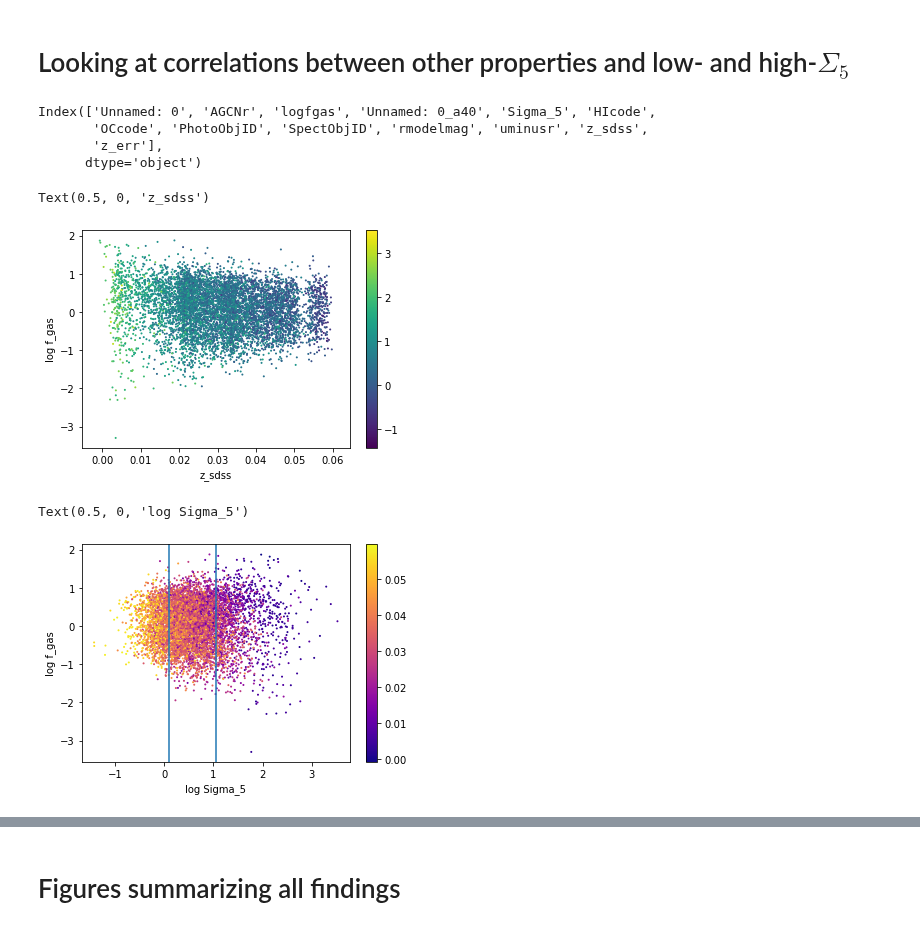
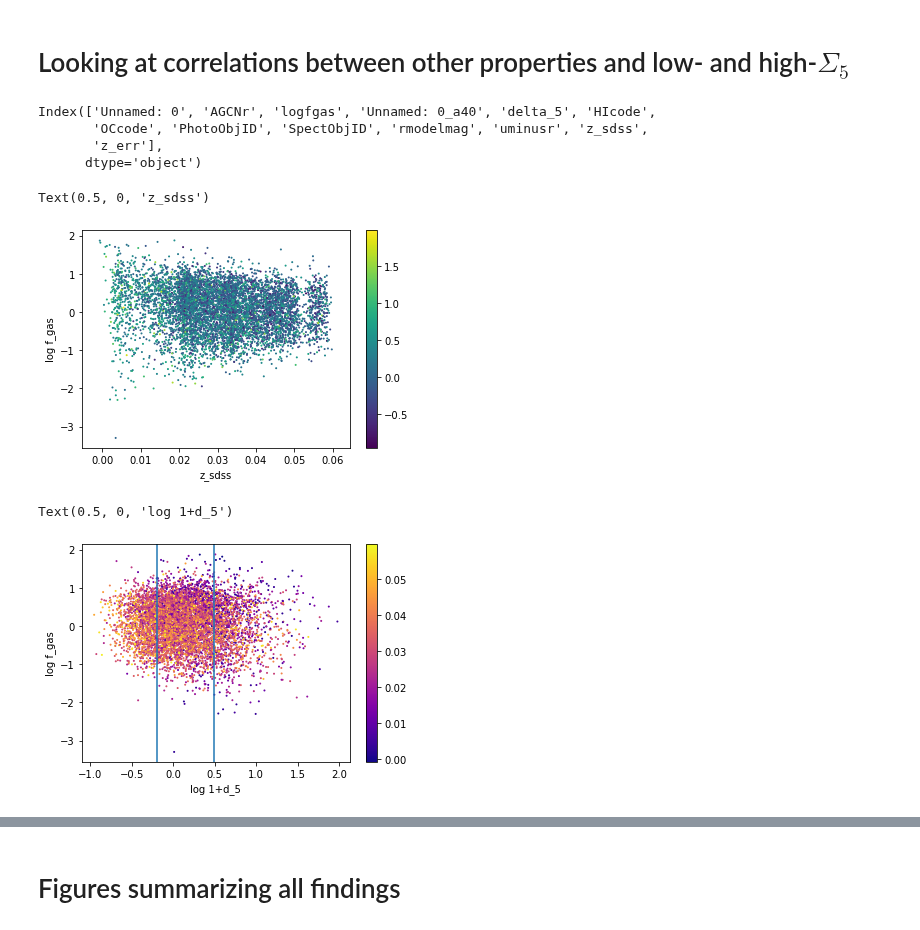
Before and after one commit to jwuphysics/HI-convnets, a Jupyter notebook: notebook/Environmental variable.ipynb, the cells around one changed output, grey strips where cells are left out. Drawn from its saved outputs; the diff is of its cells as text; code cells hidden in the pictures.

```diff
--- a/notebook/Environmental variable.ipynb
+++ b/notebook/Environmental variable.ipynb
@@ -145,33 +193,33 @@ plt.scatter(xgass_coords.ra, xgass_coords.dec, s=3, c=xgass_log_d5, vmin=-2, vma
 # Looking at correlations between other properties and low- and high-$\Sigma_5$
 # %%
 a40 = (pd.read_csv("../data/a40-SDSS_gas-frac.csv")
-        .join(pd.read_csv("../data/a.40-Sigma_5.csv", index_col="AGCNr"), on="AGCNr", rsuffix='_a40')
+        .join(pd.read_csv("../data/a.40-delta_5.csv", index_col="AGCNr"), on="AGCNr", rsuffix='_a40')
         .join(pd.read_csv("../data/a40.datafile3.csv", index_col="AGCNr"), on="AGCNr", rsuffix='_sdss')
 )
 # %%
 a40.columns
 # %% [output]
-Index(['Unnamed: 0', 'AGCNr', 'logfgas', 'Unnamed: 0_a40', 'Sigma_5', 'HIcode',
+Index(['Unnamed: 0', 'AGCNr', 'logfgas', 'Unnamed: 0_a40', 'delta_5', 'HIcode',
        'OCcode', 'PhotoObjID', 'SpectObjID', 'rmodelmag', 'uminusr', 'z_sdss',
        'z_err'],
       dtype='object')
 # %%
-plt.scatter(a40.z_sdss, a40.logfgas, c=np.log10(a40.Sigma_5), cmap='viridis', s=1)
+plt.scatter(a40.z_sdss, a40.logfgas, c=np.log10(a40.delta_5), cmap='viridis', s=1)
 plt.colorbar();
 plt.ylabel('log f_gas')
 plt.xlabel('z_sdss')
 # %% [output]
 Text(0.5, 0, 'z_sdss')
-[figure, old version]
+[figure, new version]
 # %%
-plt.scatter(np.log10(a40.Sigma_5), a40.logfgas, c=a40.z_sdss, cmap='plasma', s=1)
+plt.scatter(np.log10(a40.delta_5), a40.logfgas, c=a40.z_sdss, cmap='plasma', s=1)
 plt.colorbar();
 
-plt.axvline(x=np.nanquantile(np.log10(a40.Sigma_5), 0.2))
-plt.axvline(x=np.nanquantile(np.log10(a40.Sigma_5), 0.8))
+plt.axvline(x=np.nanquantile(np.log10(a40.delta_5), 0.2))
+plt.axvline(x=np.nanquantile(np.log10(a40.delta_5), 0.8))
 
 plt.ylabel('log f_gas')
-plt.xlabel('log Sigma_5')
+plt.xlabel('log 1+d_5')
 # %% [output]
-Text(0.5, 0, 'log Sigma_5')
+Text(0.5, 0, 'log 1+d_5')
-[figure, old version]
+[figure, new version]
```
Also changed, not shown: parts of 34 cells of this notebook.
